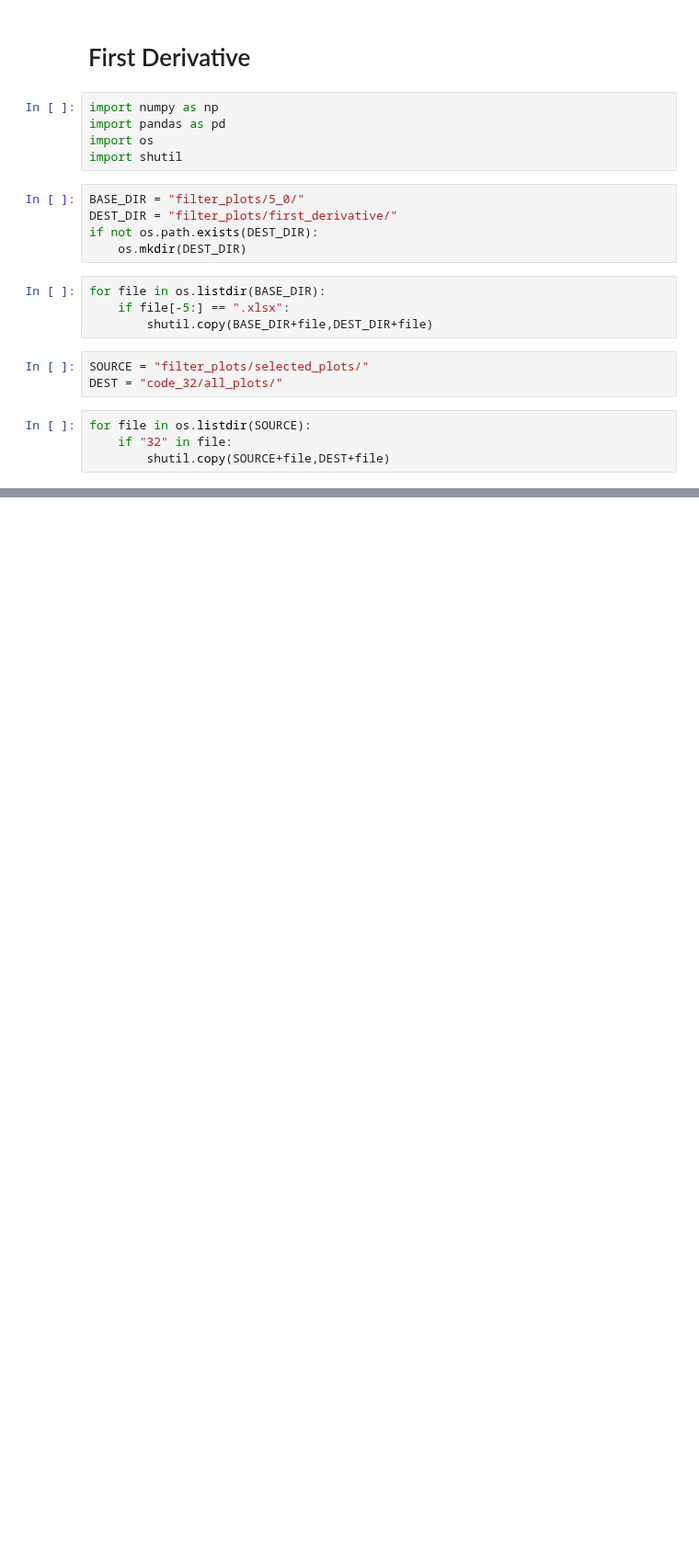
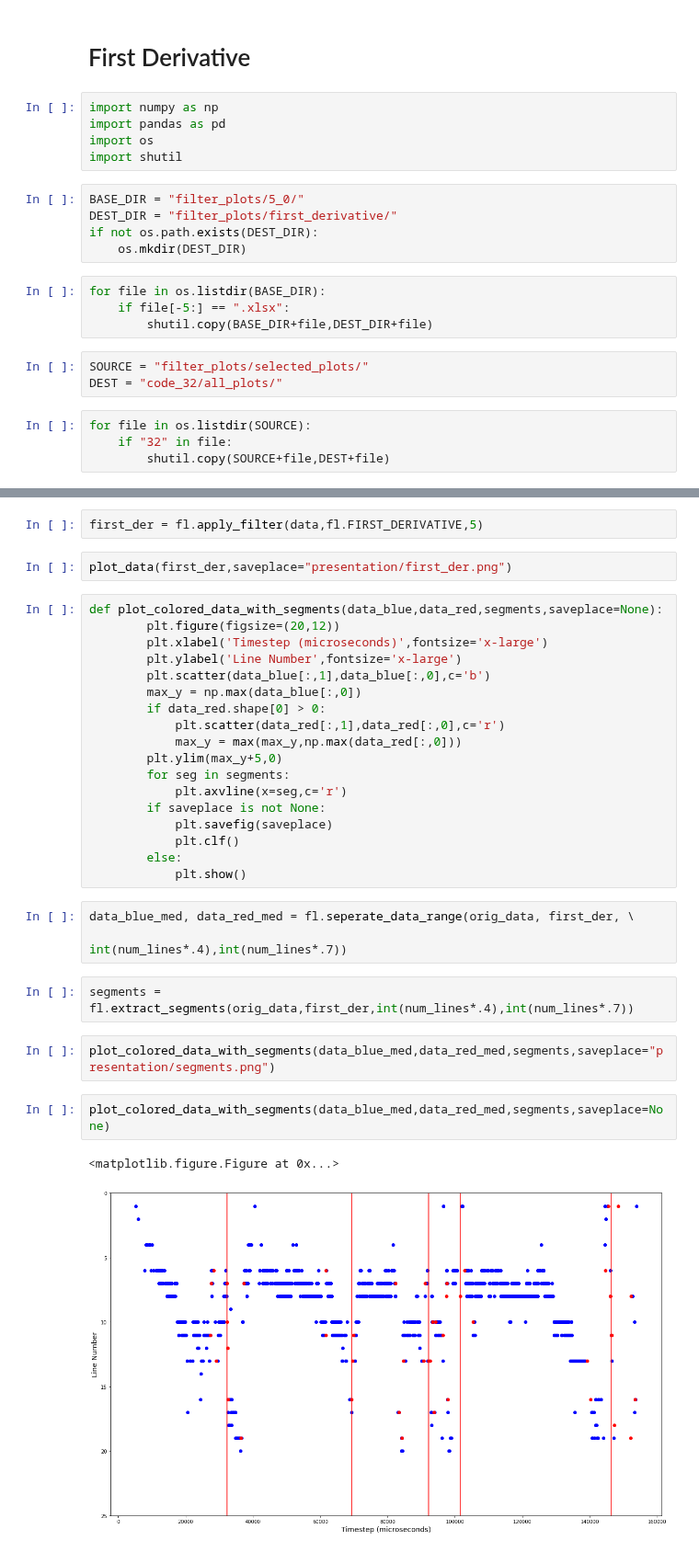
Before and after one commit to ayushbansal07/ProgramComprehension, a Jupyter notebook: filters/select_plots.ipynb, the cells around one changed output, grey strips where cells are left out. Shown at 92% size. Drawn from its saved outputs; the diff is of its cells as text; blank space fills up the shorter version.

```diff
--- a/filters/select_plots.ipynb
+++ b/filters/select_plots.ipynb
@@ -85,0 +123,34 @@ for file in os.listdir(SOURCE):
+# %%
+first_der = fl.apply_filter(data,fl.FIRST_DERIVATIVE,5)
+# %%
+plot_data(first_der,saveplace="presentation/first_der.png")
+# %%
+def plot_colored_data_with_segments(data_blue,data_red,segments,saveplace=None):
+        plt.figure(figsize=(20,12))
+        plt.xlabel('Timestep (microseconds)',fontsize='x-large')
+        plt.ylabel('Line Number',fontsize='x-large')
+        plt.scatter(data_blue[:,1],data_blue[:,0],c='b')
+        max_y = np.max(data_blue[:,0])
+        if data_red.shape[0] > 0:
+            plt.scatter(data_red[:,1],data_red[:,0],c='r')
+            max_y = max(max_y,np.max(data_red[:,0]))
+        plt.ylim(max_y+5,0)
+        for seg in segments:
+            plt.axvline(x=seg,c='r')
+        if saveplace is not None:
+            plt.savefig(saveplace)
+            plt.clf()
+        else:
+            plt.show()
+# %%
+data_blue_med, data_red_med = fl.seperate_data_range(orig_data, first_der, \
+                                                    int(num_lines*.4),int(num_lines*.7))
+# %%
+segments = fl.extract_segments(orig_data,first_der,int(num_lines*.4),int(num_lines*.7))
+# %%
+plot_colored_data_with_segments(data_blue_med,data_red_med,segments,saveplace="presentation/segments.png")
+# %%
+plot_colored_data_with_segments(data_blue_med,data_red_med,segments,saveplace=None)
+# %% [output]
+<matplotlib.figure.Figure at 0x...>
+[figure, added]
```
Also changed, not shown: parts of 8 cells of this notebook, 5 other files.
